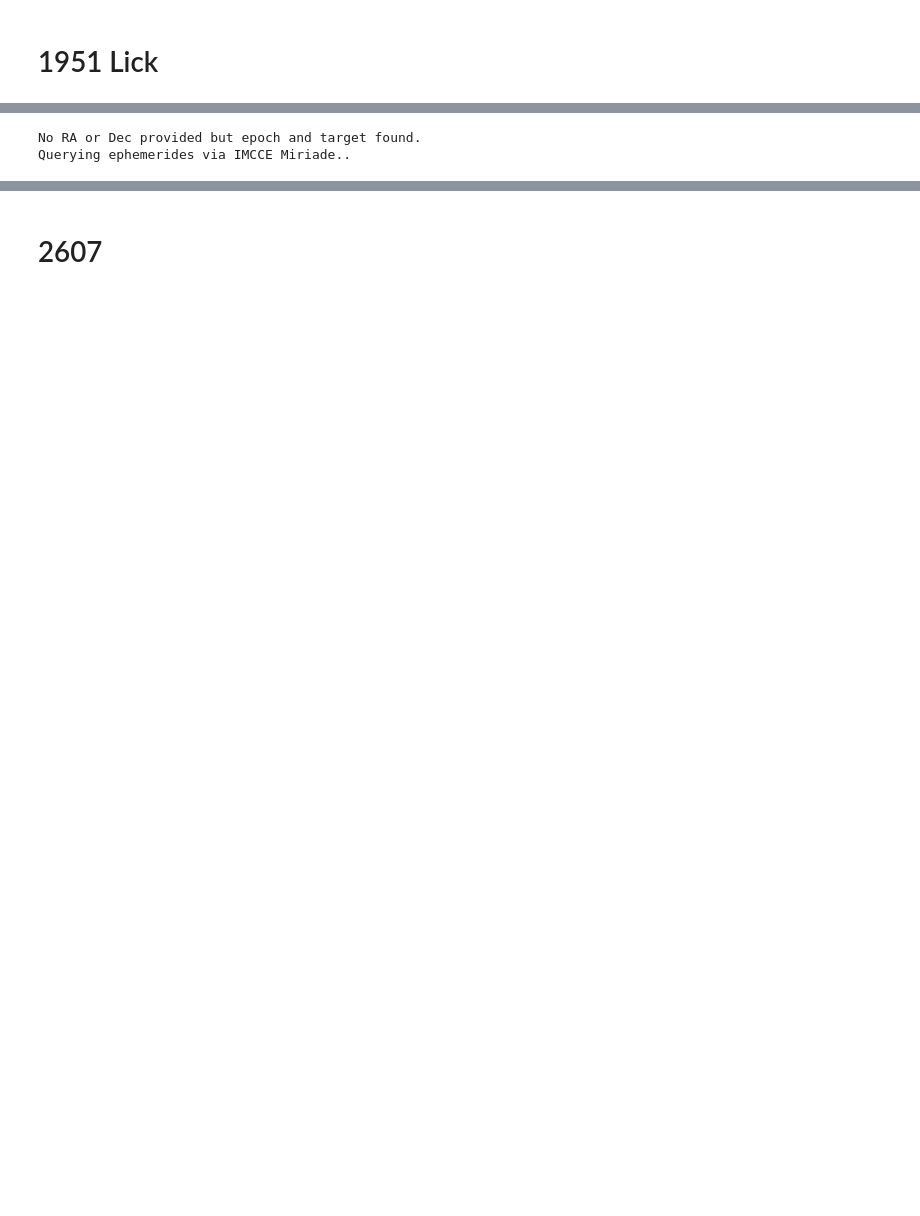
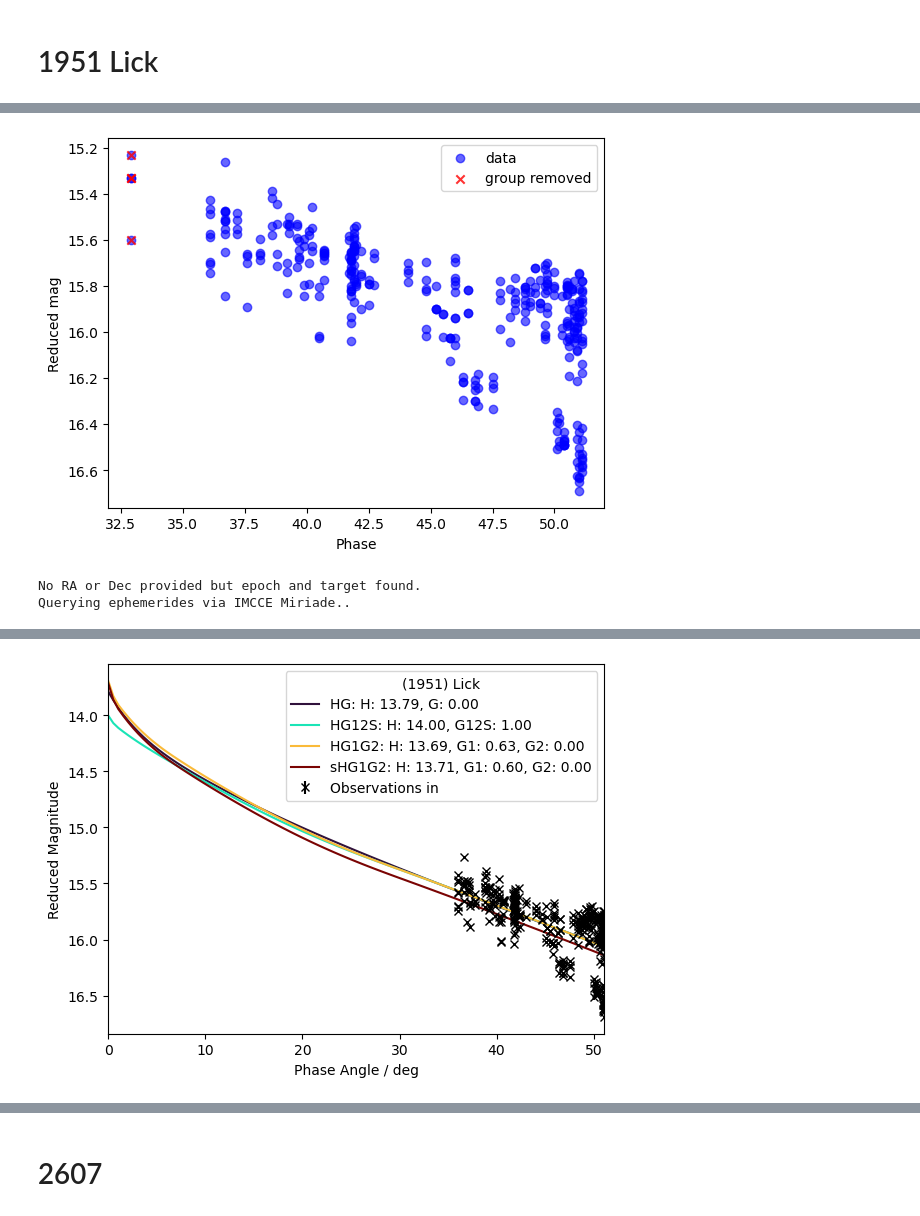
Before and after one commit to kristero/Asteroid_abs_mag, a Jupyter notebook: Pipeline for H.ipynb, the cells around one changed output, grey strips where cells are left out. Drawn from its saved outputs; the diff is of its cells as text; code cells hidden in the pictures; blank space fills up the shorter version.

```diff
--- a/Pipeline for H.ipynb
+++ b/Pipeline for H.ipynb
@@ -250,7 +248,11 @@ def phunk_graph(ph, real_mag, epoch, target):
     pc = phunk.PhaseCurve(phase=ph, mag=real_mag, epoch = epoch - 2400000.5, target=target)
 
     pc.fit(["HG", "HG1G2", "HG12S", "sHG1G2"])
-    pc.plot()
+    if save_fig:
+        pc.plot(save=save_path + asteroid_numb + "phunk_graph.jpg")
+    else:
+        pc.plot()
+    plt.show()
 # %%
 def mag_area_HG(results, H_val, G_val, ph_an):
 
@@ -379,6 +381,8 @@ def comp_plot(ph, real_mag, H_MPC, HG1G2 = True):
     plt.ylabel("Reduced V")
     ax = plt.gca()
     ax.invert_yaxis()
+    if save_fig:
+        plt.savefig(save_path + asteroid_numb + "error_region")
     plt.show()
 
     print ("Average displacement HG: ", np.median(mag_analy - mag_MPC))
@@ -467,5 +471,11 @@ def main(path, excel_file, target_name, H_MPC, outlier_removing = True, HG1G2 =
 path = r"C:\Users\nagai\Downloads\\"
 excel_file = '1951-excelB.xlsx'
 
-main(path, excel_file, "1951", 14.09, outlier_removing= False, HG1G2=False, interactive = True)
+save_fig = False
+save_path = r"C:\Users\nagai\Documents\Asteroid work\\"
+
+asteroid_numb = "1951"
+
+
+main(path, excel_file, asteroid_numb, 14.09, outlier_removing= False, HG1G2=False, interactive = False)
 # %% [output]
@@ -476,2 +482,3 @@ main(path, excel_file, "1951", 14.09, outlier_removing= False, HG1G2=False, inte
+[figure, added]
 No RA or Dec provided but epoch and target found.
 Querying ephemerides via IMCCE Miriade..
@@ -479,0 +485 @@ Querying ephemerides via IMCCE Miriade..
+[figure, added]
```
Also changed, not shown: parts of 7 cells of this notebook.
